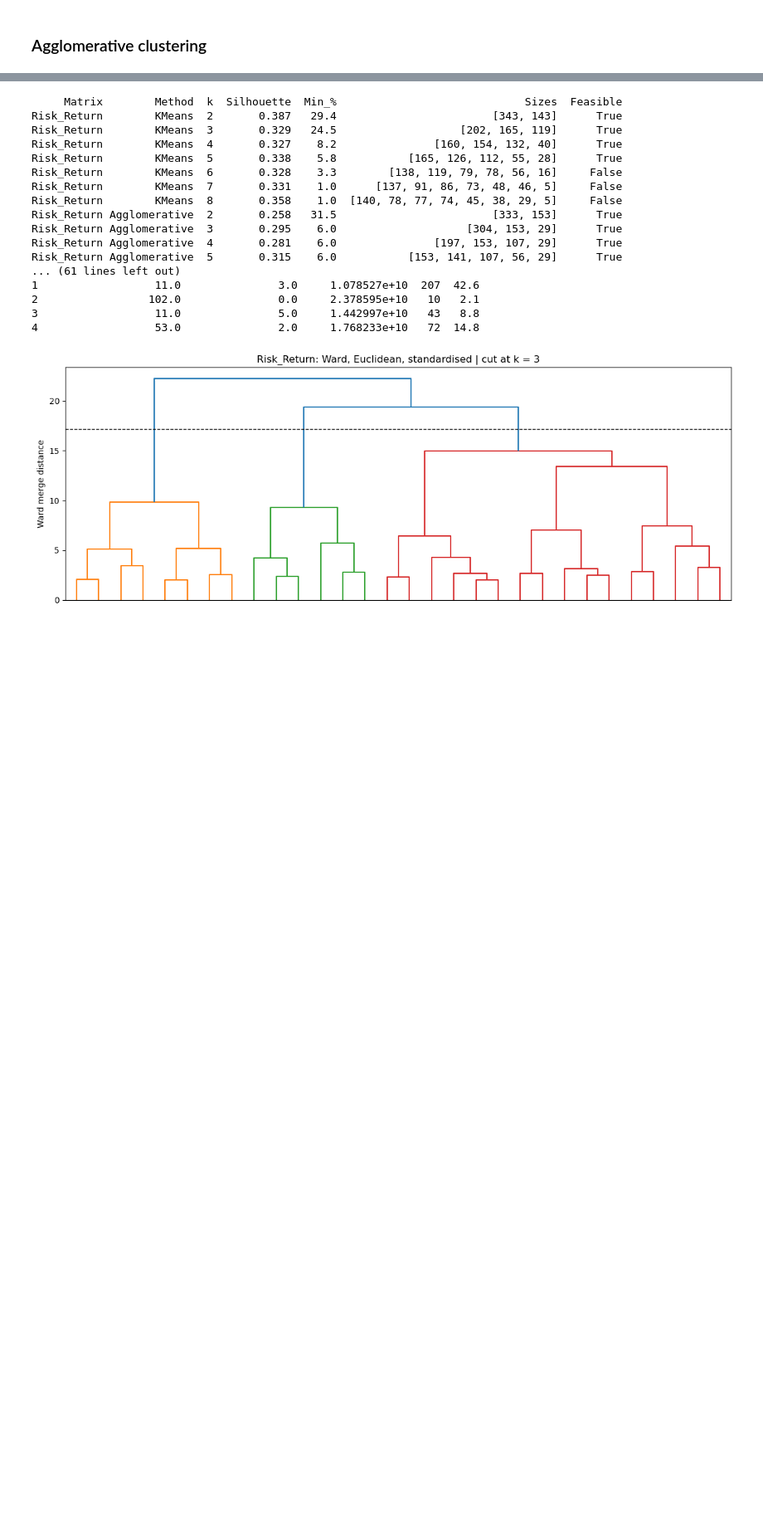
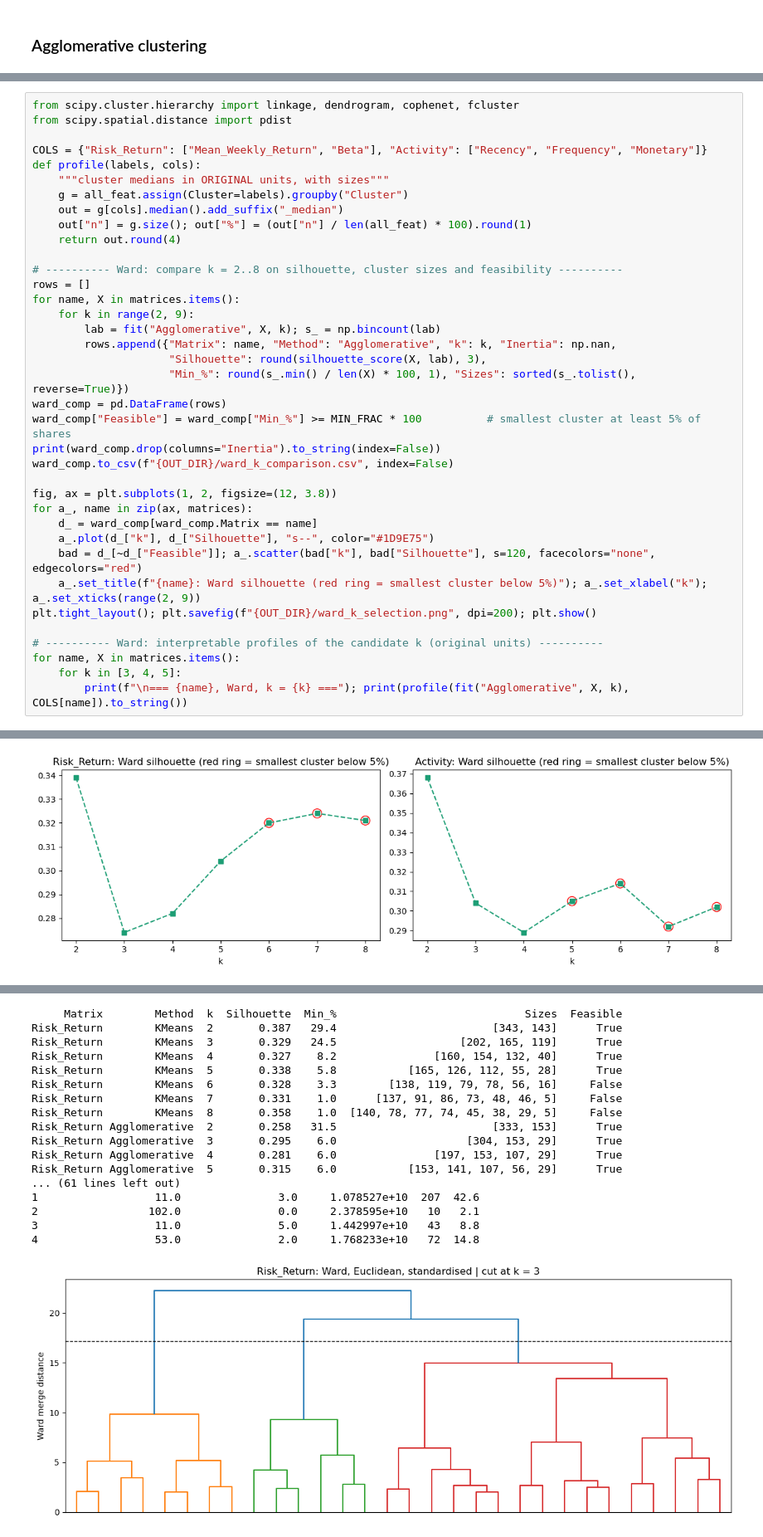
Before and after one commit to BinethBasilu/20230762_CRM, a Jupyter notebook: 1stquestion.ipynb, the cells around one changed output, grey strips where cells are left out. Shown at 83% size. Drawn from its saved outputs; the diff is of its cells as text; blank space fills up the shorter version.

```diff
--- a/1stquestion.ipynb
+++ b/1stquestion.ipynb
@@ -1024,0 +921,38 @@ Activity: k = 4 | cophenetic r = 0.508 | K-means vs Ward ARI = 0.34
+# %%
+from scipy.cluster.hierarchy import linkage, dendrogram, cophenet, fcluster
+from scipy.spatial.distance import pdist
+
+COLS = {"Risk_Return": ["Mean_Weekly_Return", "Beta"], "Activity": ["Recency", "Frequency", "Monetary"]}
+def profile(labels, cols):
+    """cluster medians in ORIGINAL units, with sizes"""
+    g = all_feat.assign(Cluster=labels).groupby("Cluster")
+    out = g[cols].median().add_suffix("_median")
+    out["n"] = g.size(); out["%"] = (out["n"] / len(all_feat) * 100).round(1)
+    return out.round(4)
+
+# ---------- Ward: compare k = 2..8 on silhouette, cluster sizes and feasibility ----------
+rows = []
+for name, X in matrices.items():
+    for k in range(2, 9):
+        lab = fit("Agglomerative", X, k); s_ = np.bincount(lab)
+        rows.append({"Matrix": name, "Method": "Agglomerative", "k": k, "Inertia": np.nan,
+                     "Silhouette": round(silhouette_score(X, lab), 3),
+                     "Min_%": round(s_.min() / len(X) * 100, 1), "Sizes": sorted(s_.tolist(), reverse=True)})
+ward_comp = pd.DataFrame(rows)
+ward_comp["Feasible"] = ward_comp["Min_%"] >= MIN_FRAC * 100          # smallest cluster at least 5% of shares
+print(ward_comp.drop(columns="Inertia").to_string(index=False))
+ward_comp.to_csv(f"{OUT_DIR}/ward_k_comparison.csv", index=False)
+
+fig, ax = plt.subplots(1, 2, figsize=(12, 3.8))
+for a_, name in zip(ax, matrices):
+    d_ = ward_comp[ward_comp.Matrix == name]
+    a_.plot(d_["k"], d_["Silhouette"], "s--", color="#1D9E75")
+    bad = d_[~d_["Feasible"]]; a_.scatter(bad["k"], bad["Silhouette"], s=120, facecolors="none", edgecolors="red")
+    a_.set_title(f"{name}: Ward silhouette (red ring = smallest cluster below 5%)"); a_.set_xlabel("k"); a_.set_xticks(range(2, 9))
+plt.tight_layout(); plt.savefig(f"{OUT_DIR}/ward_k_selection.png", dpi=200); plt.show()
+
+# ---------- Ward: interpretable profiles of the candidate k (original units) ----------
+for name, X in matrices.items():
+    for k in [3, 4, 5]:
+        print(f"\n=== {name}, Ward, k = {k} ==="); print(profile(fit("Agglomerative", X, k), COLS[name]).to_string())
+# %% [output]
@@ -1024,0 +974 @@ Activity: k = 4 | cophenetic r = 0.508 | K-means vs Ward ARI = 0.34
+[figure, added]
```
Also changed, not shown: parts of 23 cells of this notebook, 5 other files.
